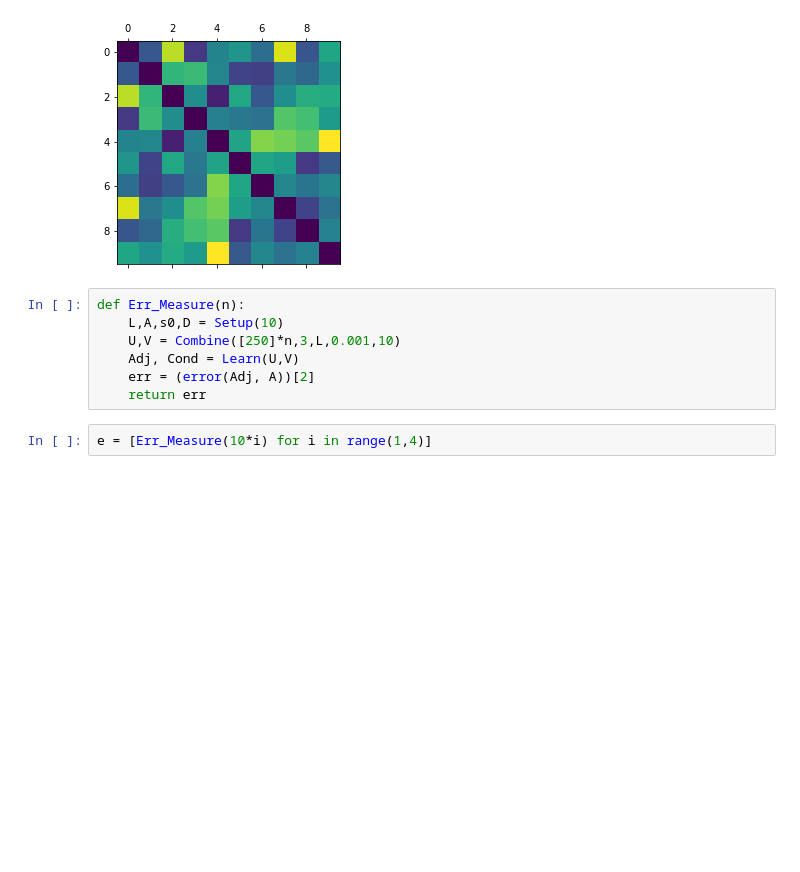
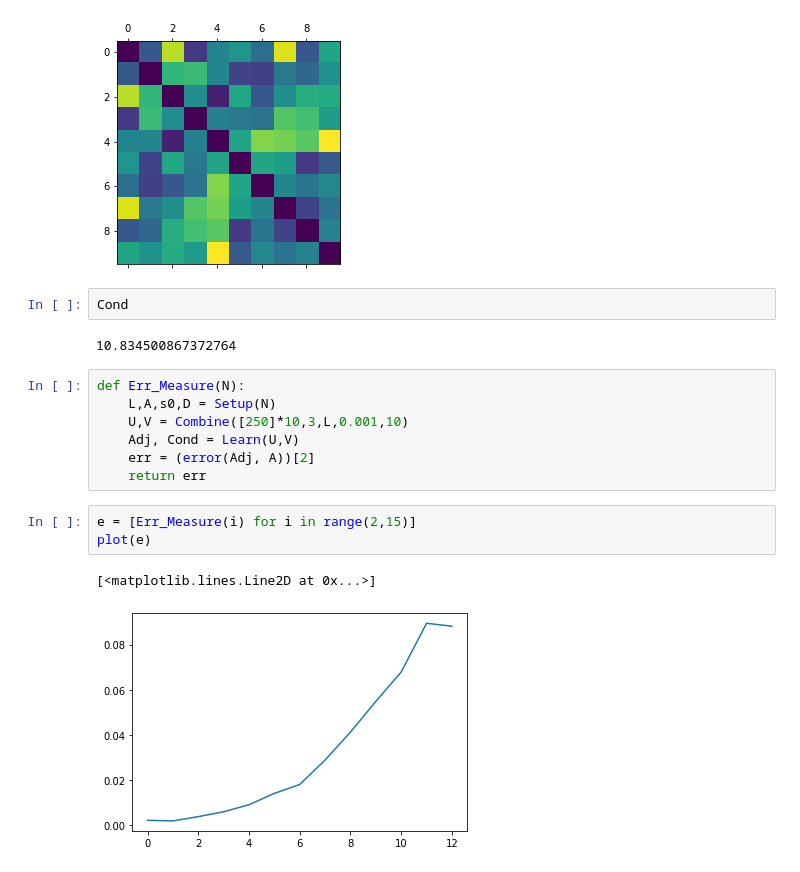
Before and after one commit to ashuthosh-bharadwaj/Research, a Jupyter notebook: Simulation3/Mul_evolve.ipynb, the cells around one changed output. Saved outputs shown, nothing was run; the diff lists cells and outputs as text; blank space fills up the shorter version.

```diff
--- a/Simulation3/Mul_evolve.ipynb
+++ b/Simulation3/Mul_evolve.ipynb
@@ -65,12 +65,20 @@ err
 0.04126413523334965
 [figure]
 [figure]
+# %%
+Cond
+# %% [output]
+10.834500867372764
 # %%
-def Err_Measure(n):
-    L,A,s0,D = Setup(10)
-    U,V = Combine([250]*n,3,L,0.001,10)
+def Err_Measure(N):
+    L,A,s0,D = Setup(N)
+    U,V = Combine([250]*10,3,L,0.001,10)
     Adj, Cond = Learn(U,V)
     err = (error(Adj, A))[2]
     return err
 # %%
-e = [Err_Measure(10*i) for i in range(1,4)]
+e = [Err_Measure(i) for i in range(2,15)]
+plot(e)
+# %% [output]
+[<matplotlib.lines.Line2D at 0x...>]
+[figure, added]
```
Also changed, not shown: 7 other files.
